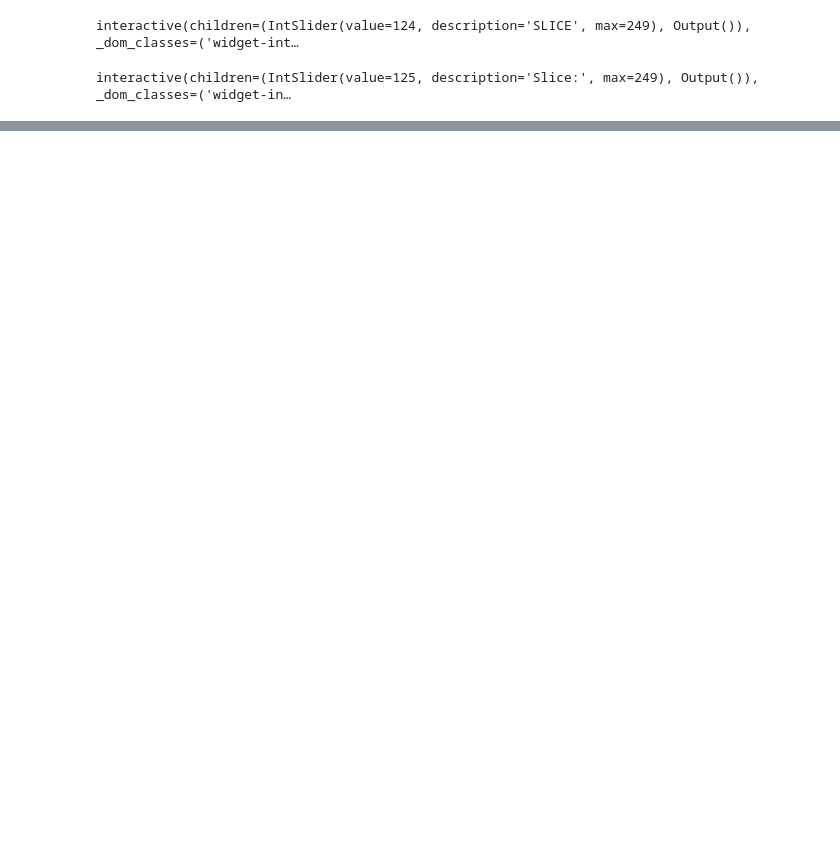
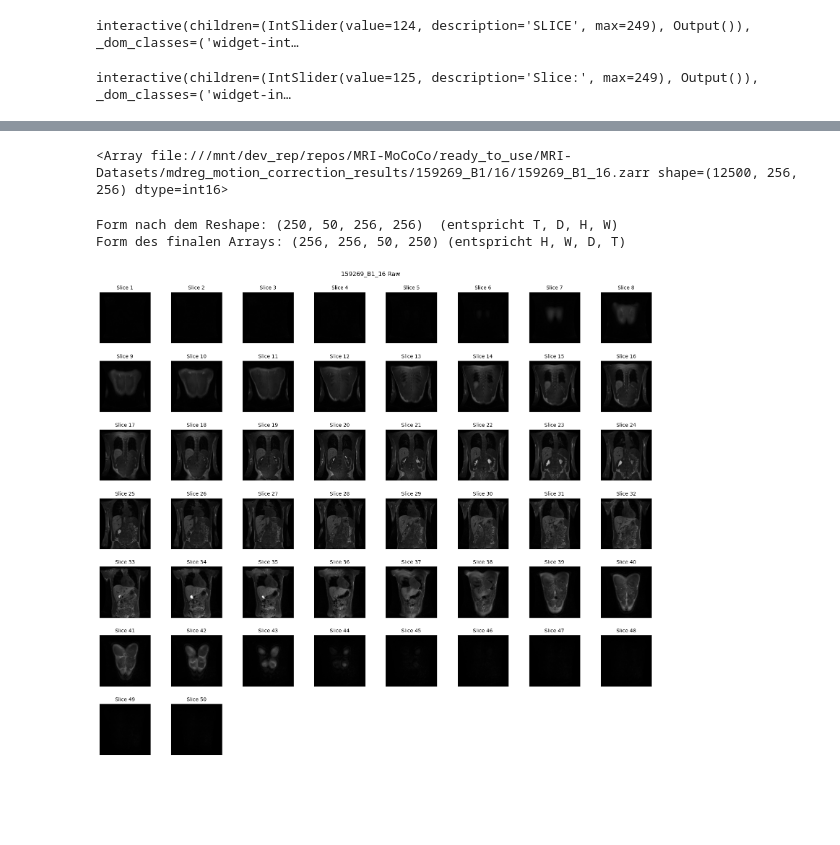
Before and after one commit to steve-shooty/MRI-MoCoCo, a Jupyter notebook: ready_to_use/000_exploring_data copy 2.ipynb, the cells around one changed output, grey strips where cells are left out. Drawn from its saved outputs; the diff is of its cells as text; code cells hidden in the pictures; blank space fills up the shorter version.

```diff
--- a/ready_to_use/000_exploring_data copy 2.ipynb
+++ b/ready_to_use/000_exploring_data copy 2.ipynb
@@ -43,0 +97,5 @@ interactive(children=(IntSlider(value=125, description='Slice:', max=249), Outpu
+# %%
+raw = zarr.open(zarr_file)
+raw
+# %% [output]
+<Array file:///mnt/dev_rep/repos/MRI-MoCoCo/ready_to_use/MRI-Datasets/mdreg_motion_correction_results/159269_B1/16/159269_B1_16.zarr shape=(12500, 256, 256) dtype=int16>
@@ -43,0 +104,49 @@ interactive(children=(IntSlider(value=125, description='Slice:', max=249), Outpu
+# %%
+temp_zarr = 'input_zarr_for_mdreg_parallel_02.zarr'
+# %%
+# --- 1. Setup: Erstelle ein Dummy-Array mit Ihrer Start-Form ---
+# Dies simuliert Ihr geladenes Zarr-Array.
+input_array = da.from_zarr(raw)
+
+# --- 2. Definition der Zieldimensionen ---
+H, W = 256, 256 # Höhe und Breite bleiben gleich
+D = 50 # 50 Bilder pro Zeitaufnahme bilden die neue Tiefen-Dimension (Z-Richtung)
+T = 250 # 250 zeitlich versetzte Aufnahmen
+
+# Überprüfung: 50 * 250 muss 12500 ergeben.
+assert D * T == input_array.shape[0], "Die Dimensionen passen nicht zusammen!"
+
+# --- 3. Umformung und Neuordnung der Achsen ---
+
+# Schritt A: Umformen (Reshape)
+# Wir interpretieren die 12500 Bilder als 250 Zeitpunkte (T) mit je 50 Tiefenschichten (D).
+# Das Ergebnis hat die Form (T, D, H, W).
+reshaped_array = input_array.reshape(T, D, H, W)
+print(f"Form nach dem Reshape: {reshaped_array.shape}  (entspricht T, D, H, W)")
+
+# Schritt B: Achsen neuordnen (Transpose)
+# Wir bringen die Achsen in die gewünschte Reihenfolge (H, W, D, T).
+# Alte Achsen: 0=T, 1=D, 2=H, 3=W
+# Neue Reihenfolge: 2, 3, 1, 0
+final_array = reshaped_array.transpose(2, 3, 1, 0)
+print(f"Form des finalen Arrays: {final_array.shape} (entspricht H, W, D, T)")
+
+# --- 4. Überprüfung ---
+# Das finale Array hat nun die gewünschte Form (256, 256, 50, 250).
+# Sie können es jetzt z.B. als neues Zarr-Array speichern.
+final_array.to_zarr(temp_zarr, overwrite=True)
+correct_shape_array = zarr.open(temp_zarr)
+# %% [output]
+Form nach dem Reshape: (250, 50, 256, 256)  (entspricht T, D, H, W)
+Form des finalen Arrays: (256, 256, 50, 250) (entspricht H, W, D, T)
+# %%
+raw_rotate = np.transpose(correct_shape_array, [1,0,2,3])
+# %%
+anim_raw = mdreg.plot.animation(
+    raw_rotate[:,:,:, t0:t1],
+    title=f"{DATASET_NAME}_{PART} Raw",
+    vmin=0,
+    vmax=0.9*np.max(raw_rotate[...,0],)
+)
+# %% [output]
+[figure, added]
```
Also changed, not shown: parts of 14 cells of this notebook, 1 other file.
